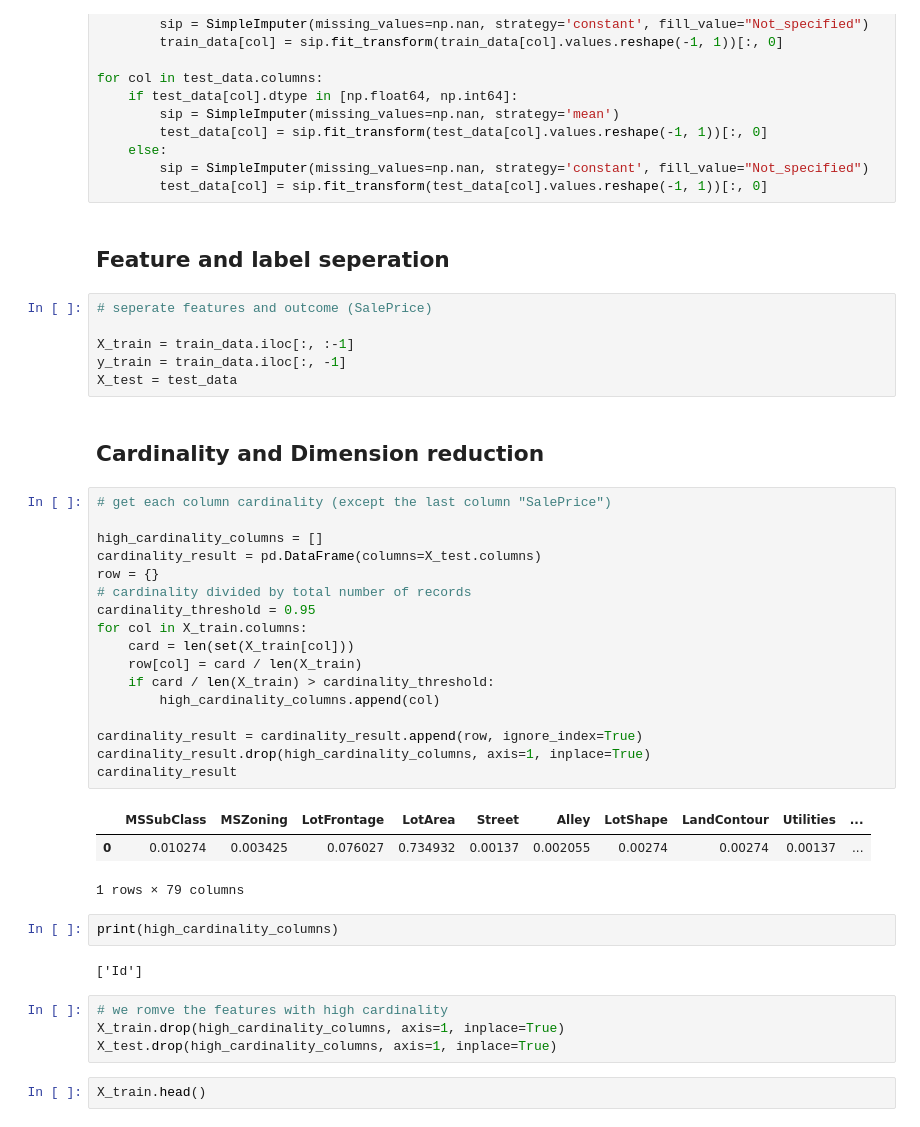
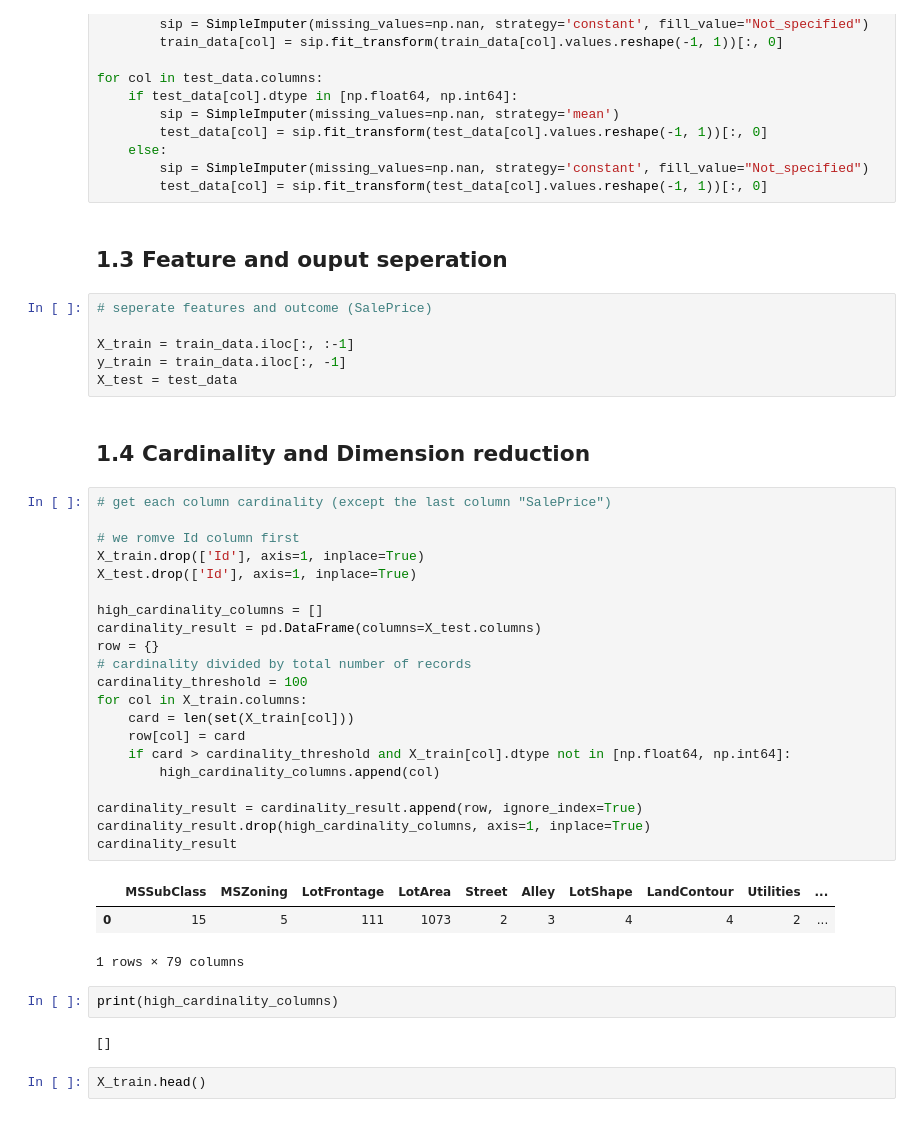
Before and after one commit to Pooya-Oladazimi/kaggle-codes, a Jupyter notebook: housing_competition/housing_competition.ipynb, the cells around one changed output. Cells and saved outputs as stored; diff of their text form.

```diff
--- a/housing_competition/housing_competition.ipynb
+++ b/housing_competition/housing_competition.ipynb
@@ -78,7 +78,7 @@ for col in test_data.columns:
         sip = SimpleImputer(missing_values=np.nan, strategy='constant', fill_value="Not_specified")
         test_data[col] = sip.fit_transform(test_data[col].values.reshape(-1, 1))[:, 0]
 # %% [markdown]
-## Feature and label seperation
+## 1.3 Feature and ouput seperation
 # %%
 # seperate features and outcome (SalePrice)
 
@@ -86,36 +86,36 @@ X_train = train_data.iloc[:, :-1]
 y_train = train_data.iloc[:, -1]
 X_test = test_data
 # %% [markdown]
-## Cardinality and Dimension reduction
+## 1.4 Cardinality and Dimension reduction
 # %%
 # get each column cardinality (except the last column "SalePrice")
+
+# we romve Id column first
+X_train.drop(['Id'], axis=1, inplace=True)
+X_test.drop(['Id'], axis=1, inplace=True)
 
 high_cardinality_columns = []
 cardinality_result = pd.DataFrame(columns=X_test.columns)
 row = {}
 # cardinality divided by total number of records
-cardinality_threshold = 0.95
+cardinality_threshold = 100
 for col in X_train.columns:
     card = len(set(X_train[col]))
-    row[col] = card / len(X_train)
-    if card / len(X_train) > cardinality_threshold:
+    row[col] = card
+    if card > cardinality_threshold and X_train[col].dtype not in [np.float64, np.int64]:
         high_cardinality_columns.append(col)
 
 cardinality_result = cardinality_result.append(row, ignore_index=True)
 cardinality_result.drop(high_cardinality_columns, axis=1, inplace=True)
 cardinality_result
 # %% [output]
 |  | MSSubClass | MSZoning | LotFrontage | LotArea | Street | Alley | LotShape | LandContour | Utilities | ... |
-| 0 | 0.010274 | 0.003425 | 0.076027 | 0.734932 | 0.00137 | 0.002055 | 0.00274 | 0.00274 | 0.00137 | ... |
+| 0 | 15 | 5 | 111 | 1073 | 2 | 3 | 4 | 4 | 2 | ... |
 1 rows × 79 columns
-# %%
-print(high_cardinality_columns)
-# %% [output]
-['Id']
-# %%
-# we romve the features with high cardinality
-X_train.drop(high_cardinality_columns, axis=1, inplace=True)
-X_test.drop(high_cardinality_columns, axis=1, inplace=True)
+# %%
+print(high_cardinality_columns)
+# %% [output]
+[]
 # %%
 X_train.head()
 # %% [output]
```
Also changed, not shown: parts of 21 cells of this notebook, 4 other files.
